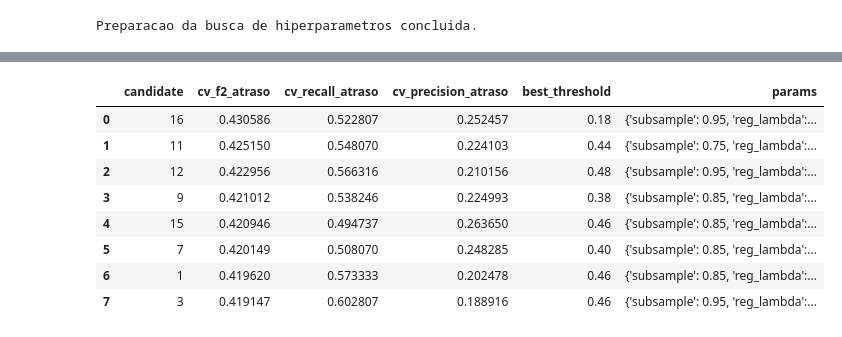
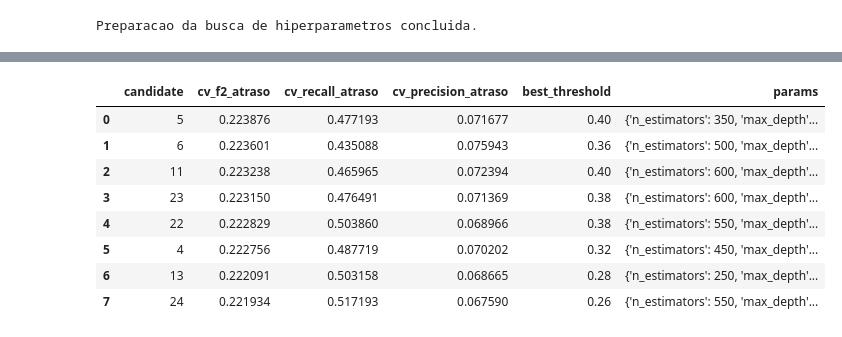
Before and after one commit to Last-Mile-Optimization/backend, a Jupyter notebook: modelo/split-temporal/XGBoost_temporal_split.ipynb, the cells around one changed output, grey strips where cells are left out. Saved outputs shown, nothing was run; the diff lists cells and outputs as text; code cells hidden in the pictures.

Commit message:
Adição do optuna e remoção de colunas

```diff
--- a/modelo/split-temporal/XGBoost_temporal_split.ipynb
+++ b/modelo/split-temporal/XGBoost_temporal_split.ipynb
@@ -167,14 +243,25 @@ print("Preparacao da busca de hiperparametros concluida.")
 # %% [output]
 Preparacao da busca de hiperparametros concluida.
 # %%
-# Celula 4: busca aleatoria de hiperparametros (random search) com validacao cruzada.
-# Criterio de selecao: maior F2 para atraso, priorizando recall em caso de empate.
-candidate_params = list(ParameterSampler(param_space, n_iter=n_iter_search, random_state=42))
-tuning_rows = []
+# Celula 4: busca de hiperparametros com Optuna + validacao cruzada.
+# Criterio de selecao: maior F2 para atraso, com pequeno desempate por recall.
+optuna_db_path = Path("optuna_xgb_temporal.db").resolve()
+study_storage = f"sqlite:///{optuna_db_path.as_posix()}"
+study_name = "xgb_temporal_split"
 
-for i, params in enumerate(candidate_params, start=1):
-    # OOF = out-of-fold: cada linha do treino recebe previsao de um fold em que ela ficou na validacao.
-    # Isso reduz risco de otimismo excessivo na escolha de parametros/limiar.
+def objective(trial):
+    params = {
+        "n_estimators": trial.suggest_int("n_estimators", 250, 600, step=50),
+        "max_depth": trial.suggest_int("max_depth", 3, 8),
+        "learning_rate": trial.suggest_float("learning_rate", 0.01, 0.05),
+        "subsample": trial.suggest_float("subsample", 0.7, 0.9),
+        "colsample_bytree": trial.suggest_float("colsample_bytree", 0.7, 0.9),
+        "min_child_weight": trial.suggest_int("min_child_weight", 3, 9, step=2),
+        "gamma": trial.suggest_float("gamma", 0.0, 0.2),
+        "reg_alpha": trial.suggest_float("reg_alpha", 0.0, 0.3),
+        "reg_lambda": trial.suggest_float("reg_lambda", 2.0, 5.0),
+    }
+
     oof_proba_atraso = np.zeros(len(y_train), dtype=float)
 
     for fold, (tr_idx, va_idx) in enumerate(cv_tune.split(X_train, y_train), start=1):
@@ -185,7 +272,7 @@ for i, params in enumerate(candidate_params, start=1):
         mdl = XGBClassifier(
             objective="binary:logistic",
             eval_metric="logloss",
-            random_state=1000 + i * 10 + fold,
+            random_state=1000 + trial.number * 10 + fold,
             n_jobs=-1,
             **params,
         )
@@ -213,26 +300,52 @@ for i, params in enumerate(candidate_params, start=1):
             best_precision_i = float(precision_i)
             best_thr_i = float(thr)
 
+    trial.set_user_attr("best_threshold", best_thr_i)
+    trial.set_user_attr("cv_f2_atraso", best_f2_i)
+    trial.set_user_attr("cv_recall_atraso", best_recall_i)
+    trial.set_user_attr("cv_precision_atraso", best_precision_i)
+
+    # Pequeno bonus para recall em caso de empate em F2.
+    return best_f2_i + 0.01 * best_recall_i
+
+sampler = optuna.samplers.TPESampler(seed=study_seed)
+study = optuna.create_study(
+    direction="maximize",
+    sampler=sampler,
+    study_name=study_name,
+    storage=study_storage,
+    load_if_exists=True,
+)
+study.optimize(objective, n_trials=n_trials, show_progress_bar=False)
+
+best_trial = study.best_trial
+best_params_v2 = best_trial.params
+best_threshold_v2 = float(best_trial.user_attrs["best_threshold"])
+
+tuning_rows = []
+for t in study.trials:
+    if t.value is None:
+        continue
     tuning_rows.append({
-        "candidate": i,
-        "cv_f2_atraso": best_f2_i,
-        "cv_recall_atraso": best_recall_i,
-        "cv_precision_atraso": best_precision_i,
-        "best_threshold": best_thr_i,
-        "params": params,
+        "candidate": t.number + 1,
+        "cv_f2_atraso": t.user_attrs.get("cv_f2_atraso", np.nan),
+        "cv_recall_atraso": t.user_attrs.get("cv_recall_atraso", np.nan),
+        "cv_precision_atraso": t.user_attrs.get("cv_precision_atraso", np.nan),
+        "best_threshold": t.user_attrs.get("best_threshold", np.nan),
+        "params": t.params,
     })
 
 df_tuning = pd.DataFrame(tuning_rows).sort_values(
     ["cv_f2_atraso", "cv_recall_atraso", "cv_precision_atraso"], ascending=False
- ).reset_index(drop=True)
+).reset_index(drop=True)
 
-best_params_v2 = df_tuning.loc[0, "params"]
-best_threshold_v2 = float(df_tuning.loc[0, "best_threshold"])
-
-print(f"Candidatos avaliados: {len(df_tuning)}")
+print(f"Trials avaliados: {len(df_tuning)}")
 print("Top 8 configuracoes pela validacao cruzada:")
 display(df_tuning.head(8))
-print("\nMelhores hiperparametros encontrados (v2):")
-print(best_params_v2)
-print(f"Melhor limiar (CV): {best_threshold_v2:.2f}")
+print("\nMelhores hiperparametros encontrados:")
+for key, value in best_params_v2.items():
+    print(f" - {key}: {value}")
+print(f"Melhor limiar (Optuna): {best_threshold_v2:.2f}")
+print(f"Study name: {study_name}")
+print(f"Comando dashboard: optuna-dashboard {study_storage} --port 8080")
 # %% [output]
@@ -241,9 +371,9 @@ Top 8 configuracoes pela validacao cruzada:
 |  | candidate | cv_f2_atraso | cv_recall_atraso | cv_precision_atraso | best_threshold | params |
-| 0 | 16 | 0.430586 | 0.522807 | 0.252457 | 0.18 | {'subsample': 0.95, 'reg_lambda':... |
-| 1 | 11 | 0.425150 | 0.548070 | 0.224103 | 0.44 | {'subsample': 0.75, 'reg_lambda':... |
-| 2 | 12 | 0.422956 | 0.566316 | 0.210156 | 0.48 | {'subsample': 0.95, 'reg_lambda':... |
-| 3 | 9 | 0.421012 | 0.538246 | 0.224993 | 0.38 | {'subsample': 0.85, 'reg_lambda':... |
-| 4 | 15 | 0.420946 | 0.494737 | 0.263650 | 0.46 | {'subsample': 0.85, 'reg_lambda':... |
-| 5 | 7 | 0.420149 | 0.508070 | 0.248285 | 0.40 | {'subsample': 0.85, 'reg_lambda':... |
-| 6 | 1 | 0.419620 | 0.573333 | 0.202478 | 0.46 | {'subsample': 0.85, 'reg_lambda':... |
-| 7 | 3 | 0.419147 | 0.602807 | 0.188916 | 0.46 | {'subsample': 0.95, 'reg_lambda':... |
+| 0 | 5 | 0.223876 | 0.477193 | 0.071677 | 0.40 | {'n_estimators': 350, 'max_depth'... |
+| 1 | 6 | 0.223601 | 0.435088 | 0.075943 | 0.36 | {'n_estimators': 500, 'max_depth'... |
+| 2 | 11 | 0.223238 | 0.465965 | 0.072394 | 0.40 | {'n_estimators': 600, 'max_depth'... |
+| 3 | 23 | 0.223150 | 0.476491 | 0.071369 | 0.38 | {'n_estimators': 600, 'max_depth'... |
+| 4 | 22 | 0.222829 | 0.503860 | 0.068966 | 0.38 | {'n_estimators': 550, 'max_depth'... |
+| 5 | 4 | 0.222756 | 0.487719 | 0.070202 | 0.32 | {'n_estimators': 450, 'max_depth'... |
+| 6 | 13 | 0.222091 | 0.503158 | 0.068665 | 0.28 | {'n_estimators': 250, 'max_depth'... |
+| 7 | 24 | 0.221934 | 0.517193 | 0.067590 | 0.26 | {'n_estimators': 550, 'max_depth'... |
```
Also changed, not shown: parts of 6 cells of this notebook, 2 other files.
